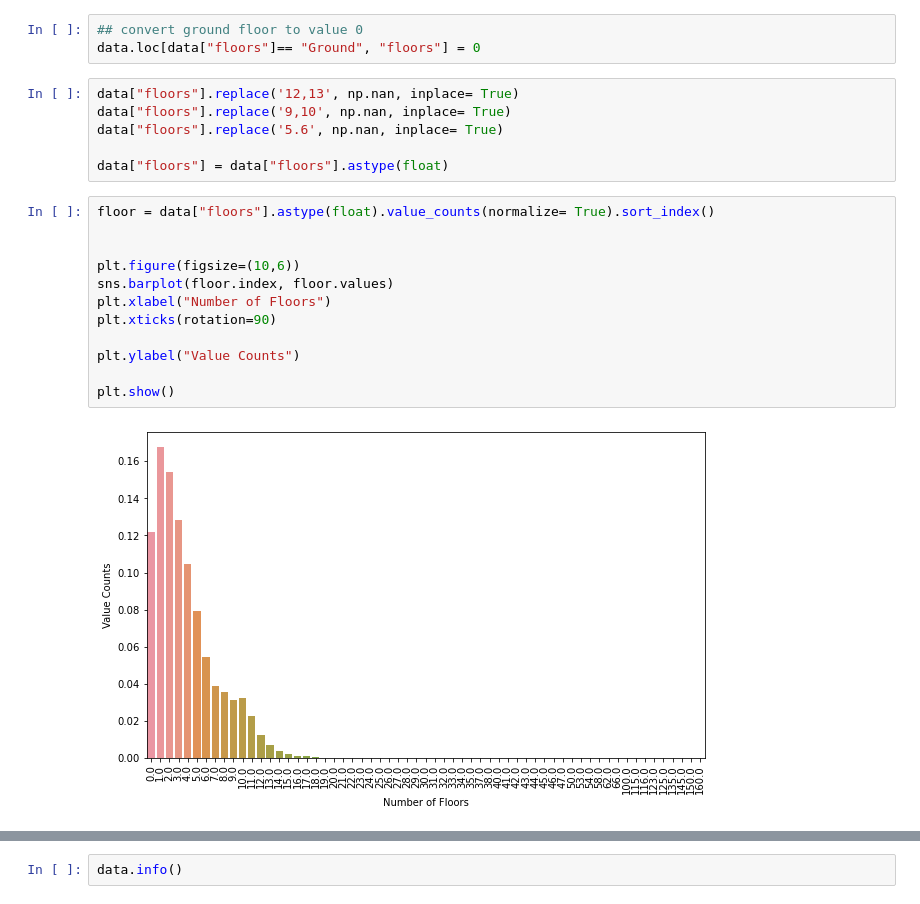
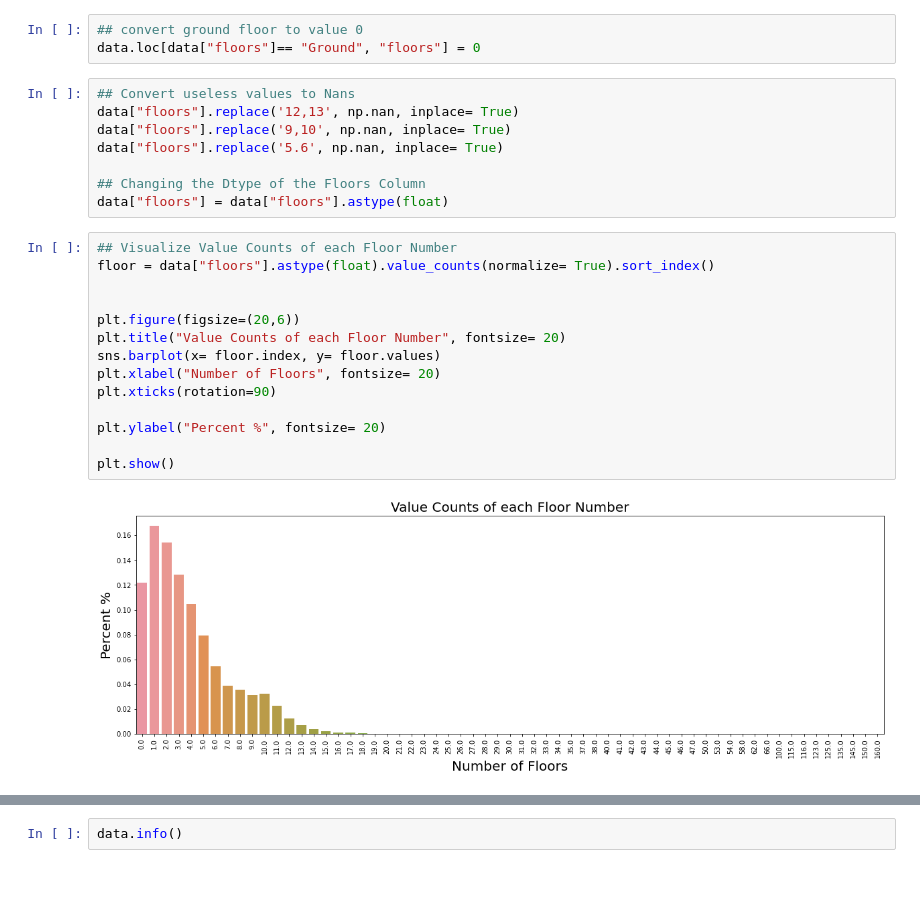
Before and after one commit to Mouradadel1919/Egyptian_Real_Estate_Price_Prediction, a Jupyter notebook: EDA & PreProcessing.ipynb, the cells around one changed output, grey strips where cells are left out. Drawn from its saved outputs; the diff is of its cells as text.

```diff
--- a/EDA & PreProcessing.ipynb
+++ b/EDA & PreProcessing.ipynb
@@ -340,23 +332,27 @@ memory usage: 25.1+ MB
 ## convert ground floor to value 0
 data.loc[data["floors"]== "Ground", "floors"] = 0
 # %%
+## Convert useless values to Nans
 data["floors"].replace('12,13', np.nan, inplace= True)
 data["floors"].replace('9,10', np.nan, inplace= True)
 data["floors"].replace('5.6', np.nan, inplace= True)
 
+## Changing the Dtype of the Floors Column
 data["floors"] = data["floors"].astype(float)
 # %%
+## Visualize Value Counts of each Floor Number
 floor = data["floors"].astype(float).value_counts(normalize= True).sort_index()
 
 
-plt.figure(figsize=(10,6))
-sns.barplot(floor.index, floor.values)
-plt.xlabel("Number of Floors")
+plt.figure(figsize=(20,6))
+plt.title("Value Counts of each Floor Number", fontsize= 20)
+sns.barplot(x= floor.index, y= floor.values)
+plt.xlabel("Number of Floors", fontsize= 20)
 plt.xticks(rotation=90)
 
-plt.ylabel("Value Counts")
+plt.ylabel("Percent %", fontsize= 20)
 
 plt.show()
 # %% [output]
-[figure, old version]
+[figure, new version]
 # %%
```
Also changed, not shown: parts of 128 cells of this notebook, 3 other files.
